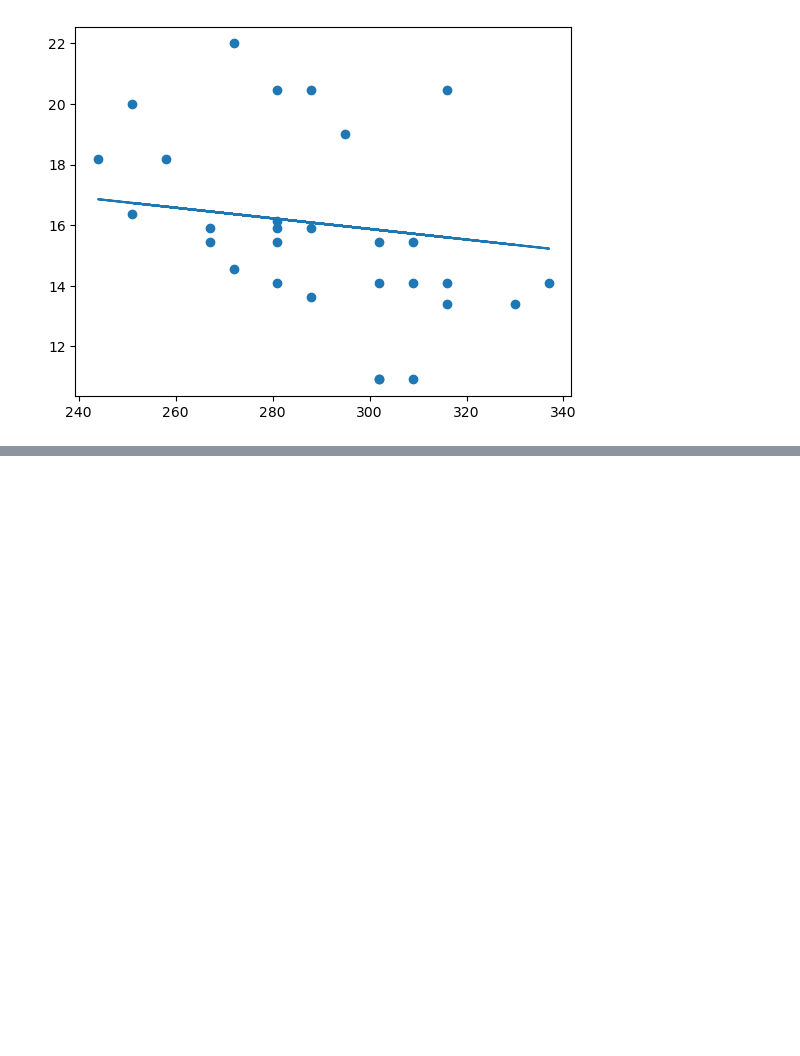
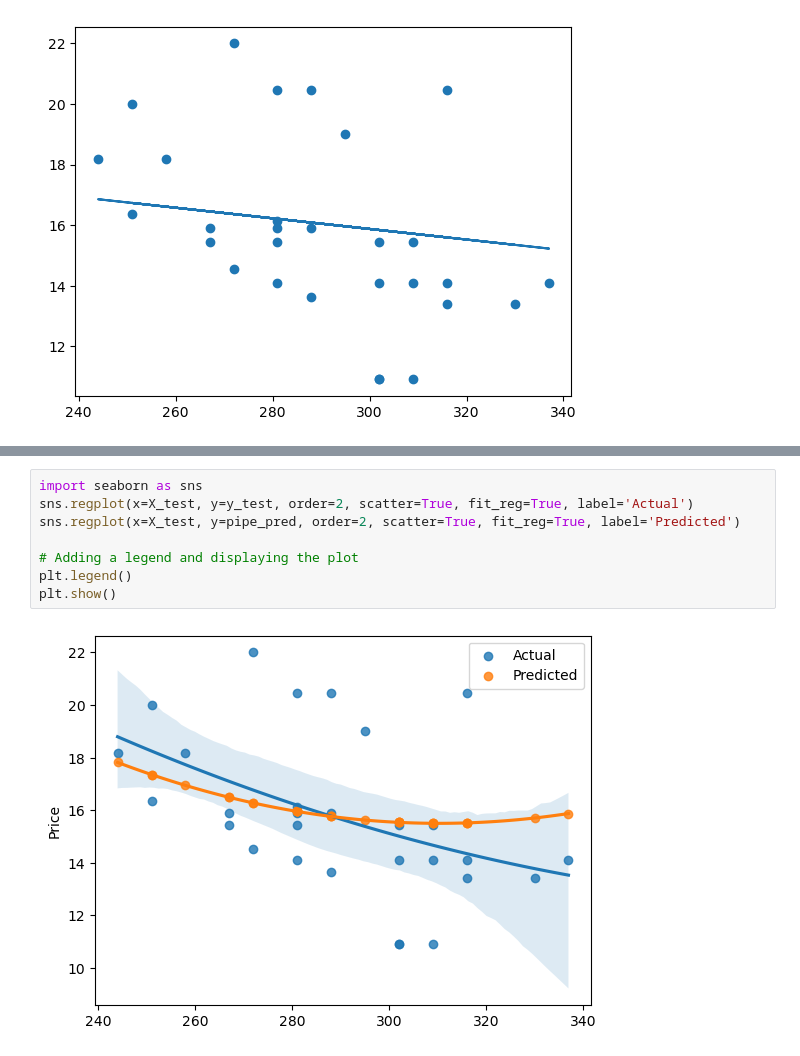
Before and after one commit to lukmanaj/ArewaDS-Machine-Learning-Assignments, a Jupyter notebook: week_04/3-Linear_Regression/practice_notebook.ipynb, the cells around one changed output, grey strips where cells are left out. Cells and saved outputs as stored; diff of their text form; blank space fills up the shorter version.

```diff
--- a/week_04/3-Linear_Regression/practice_notebook.ipynb
+++ b/week_04/3-Linear_Regression/practice_notebook.ipynb
@@ -235,0 +268,10 @@ plt.plot(X_test,pred)
+# %%
+import seaborn as sns
+sns.regplot(x=X_test, y=y_test, order=2, scatter=True, fit_reg=True, label='Actual')
+sns.regplot(x=X_test, y=pipe_pred, order=2, scatter=True, fit_reg=True, label='Predicted')
+
+# Adding a legend and displaying the plot
+plt.legend()
+plt.show()
+# %% [output]
+[figure, added]
```
Also changed, not shown: parts of 28 cells of this notebook.
